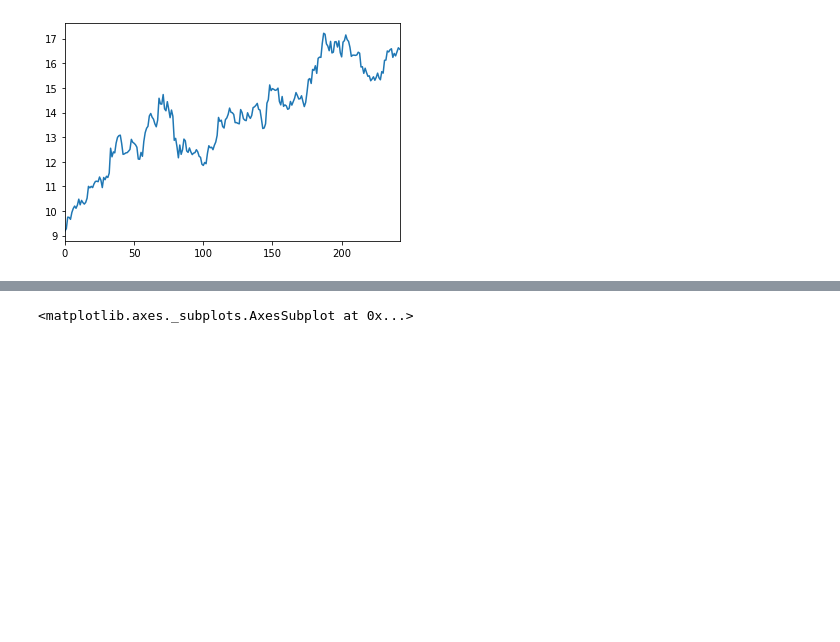
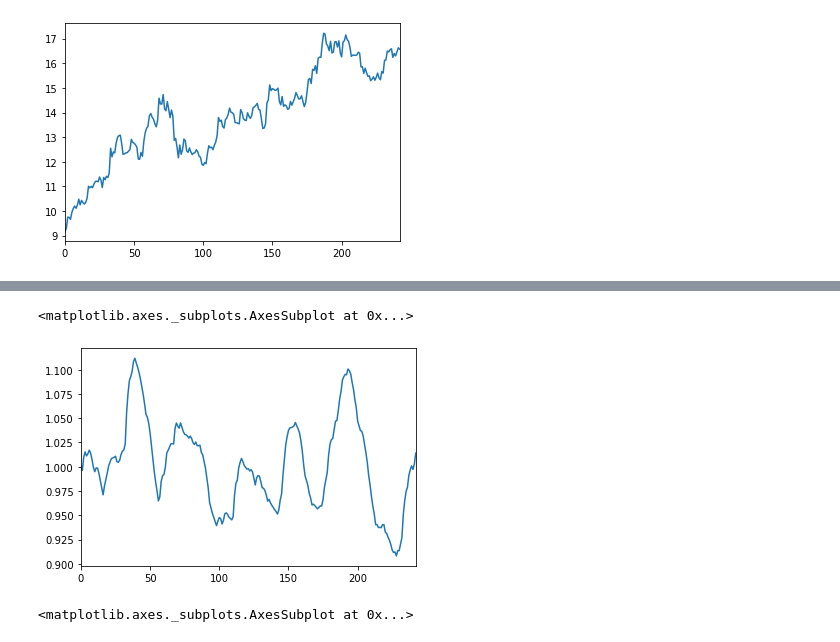
Before and after one commit to carl-3070/Quantify_Trade, a Jupyter notebook: finance_utils.ipynb, the cells around one changed output, grey strips where cells are left out. Drawn from its saved outputs; the diff is of its cells as text; code cells hidden in the pictures; blank space fills up the shorter version.

```diff
--- a/finance_utils.ipynb
+++ b/finance_utils.ipynb
@@ -227,7 +227,7 @@ def force_index(df, period=13):
     force_index_period = force_index_1.ewm(span=period, adjust=False).mean()
     return force_index_period
 # %%
-def mass_index(df, period):
+def mass_index(df):
     '''
     Single EMA = 9-period exponential moving average (EMA) of the high-low differential
 
@@ -240,4 +240,5 @@ def mass_index(df, period):
     single_ema = (df['high']-df['low']).ewm(span=9, adjust=False).mean()
     double_ema = single_ema.ewm(span=9, adjust=False).mean()
     ema_ratio = single_ema / double_ema
-    mass_index =
+    mass_index = ema_ratio.ewm(span=25, adjust=False).mean()
+    return mass_index
@@ -244,3 +472,8 @@ def mass_index(df, period):
+# %%
+mass_index_ret.plot()
+# %% [output]
+<matplotlib.axes._subplots.AxesSubplot at 0x...>
+[figure, added]
 # %%
 force_index_ret = force_index(df)
 # %%
```
Also changed, not shown: parts of 24 cells of this notebook.
